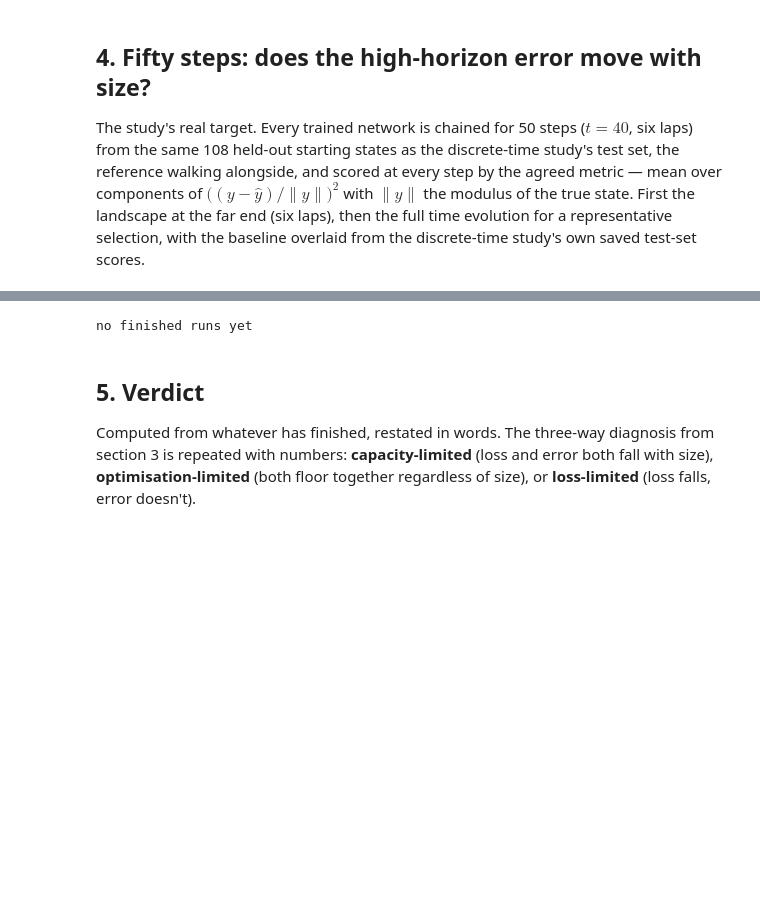
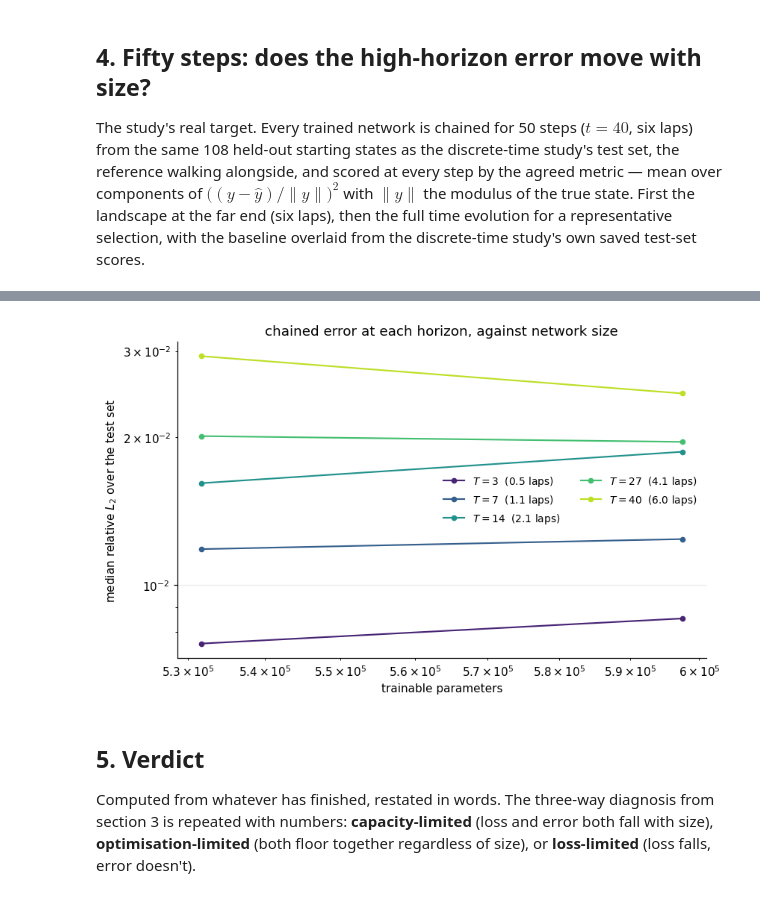
Before and after one commit to GeorgeWilliam1999/Van_Der_Pole, a Jupyter notebook: discrete_time_network/Network_size_study/network_size_study.ipynb, the cells around one changed output, grey strips where cells are left out. Saved outputs shown, nothing was run; the diff lists cells and outputs as text; code cells hidden in the pictures; blank space fills up the shorter version.

```diff
--- a/discrete_time_network/Network_size_study/network_size_study.ipynb
+++ b/discrete_time_network/Network_size_study/network_size_study.ipynb
@@ -90,11 +90,11 @@ runs = pd.DataFrame(rows)
 refs = np.load("results/references.npz", allow_pickle=True)
 test_ref, test_t = refs["test_ref"], refs["test_t"]      # (50, 108, 2), (50,)
 
-base = pd.read_csv("../discrete_time_network/results/summary.csv").query("q == 8")
-scheme = pd.read_csv("../discrete_time_network/results/scheme_grid_rel_l2.csv")
+base = pd.read_csv("../results/summary.csv").query("q == 8")
+scheme = pd.read_csv("../results/scheme_grid_rel_l2.csv")
 SCHEME_Q8 = float(scheme.query("q == 8").rel_l2_end.iloc[0])
 BASE_MED = float(base.rel_l2_end.median())
-with np.load("../discrete_time_network/results/test_set_relative_error.npz",
+with np.load("../results/test_set_relative_error.npz",
              allow_pickle=True) as z:
     base_rho = z["rho"]                                   # (3 seeds, 50, 108)
 BASE_PARAMS = sum(p.numel() for p in m.OneStepNetwork(8).parameters())
@@ -332,36 +361,36 @@ no finished runs yet
 if runs.empty:
     print("no finished runs yet")
 else:
     def horizon_med(chains):
         # median over the 108 starts of the relative L2 up to each horizon
         out = {}
         for T in tr.LONG_HORIZONS:
             msk = test_t <= T + 1e-9
             num = np.linalg.norm((chains - test_ref)[msk], axis=(0, 2))
             den = np.linalg.norm(test_ref[msk], axis=(0, 2))
-            out[T] = float(np.median(num / den))
+            out[f"T{T:g}"] = float(np.median(num / den))
         return out
 
     rows_h = []
     for _, r in runs.iterrows():
         rows_h.append(dict(depth=r.depth, width=r.width, seed=r.seed,
                            n_params=r.n_params, **horizon_med(chains_by[r.tag])))
     hor = pd.DataFrame(rows_h)
 
     fig, ax = plt.subplots(figsize=(7.8, 4.8))
     for k, T in enumerate(tr.LONG_HORIZONS):
-        med = hor.groupby("n_params")[T].median()
+        med = hor.groupby("n_params")[f"T{T:g}"].median()
         col = SIZE_CMAP(0.1 + 0.8 * k / (len(tr.LONG_HORIZONS) - 1))
         ax.loglog(med.index, med.values, "o-", color=col, ms=4, lw=1.4,
                   label=f"$T = {T:g}$  ({T / tr.LAP:.1f} laps)")
     ax.set_xlabel("trainable parameters")
     ax.set_ylabel("median relative $L_2$ over the test set")
     ax.set_title("chained error at each horizon, against network size")
     ax.legend(fontsize=9, ncols=2)
     fig.tight_layout()
     fig.savefig(FIGURES / "06_horizon_error_vs_params.png"); plt.show()
 # %% [output]
-no finished runs yet
+[figure, added]
 # %% [markdown]
 ## 5. Verdict
 
```
Also changed, not shown: parts of 8 cells of this notebook, 15 other files.
